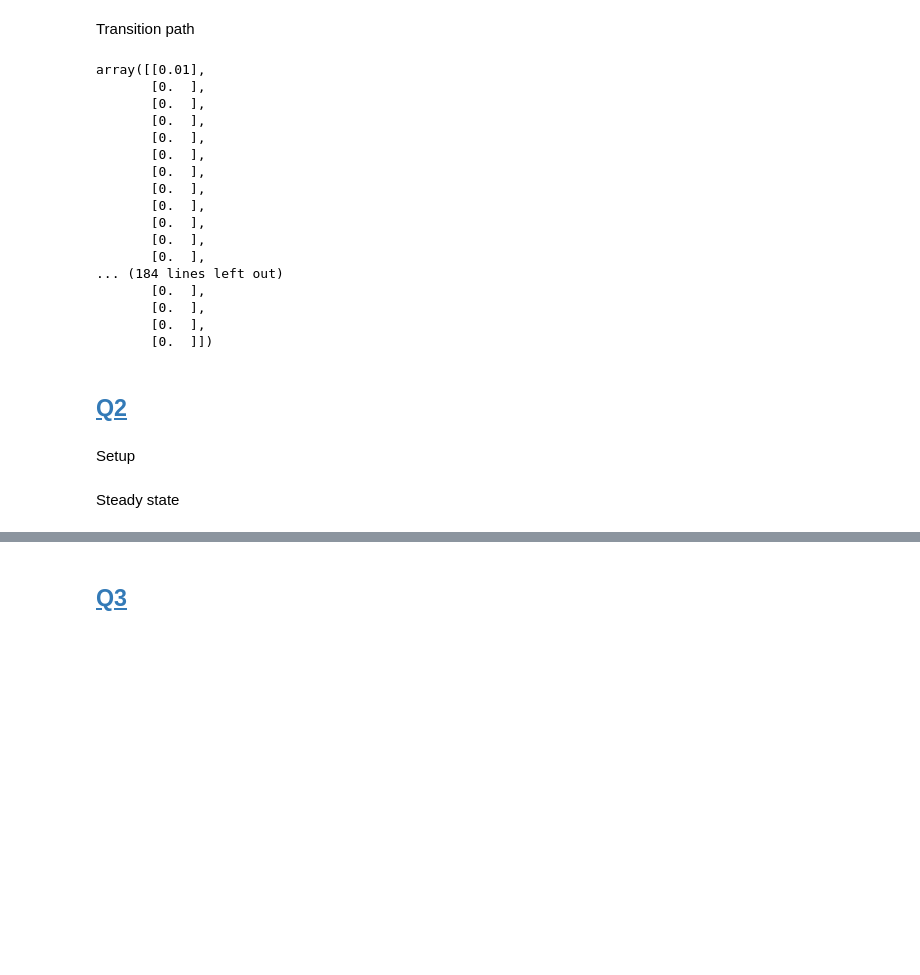
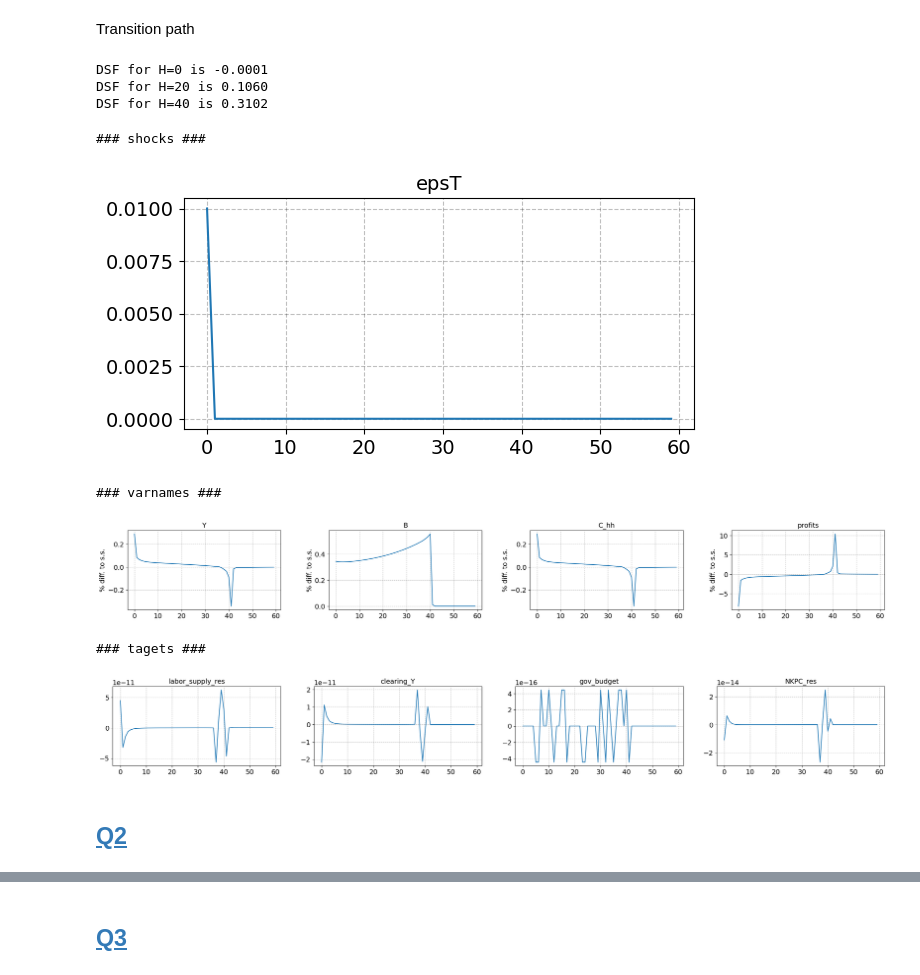
Before and after one commit to danililo/AdvMacroHet, a Jupyter notebook: Assignments/Assignment II/HANK/HANK.ipynb, the cells around one changed output, grey strips where cells are left out. Drawn from its saved outputs; the diff is of its cells as text; code cells hidden in the pictures; blank space fills up the shorter version.

```diff
--- a/Assignments/Assignment II/HANK/HANK.ipynb
+++ b/Assignments/Assignment II/HANK/HANK.ipynb
@@ -34,7 +31,7 @@ The autoreload extension is already loaded. To reload it, use:
 # %% [markdown]
 Setup
 # %%
-model = create_model(name='baseline', par={'HH_type' : 'HANK'})
+hank = create_model(name='baseline', par={'HH_type' : 'HANK'})
 # %% [markdown]
 Steady state
 # %%
@@ -74,24 +72,39 @@ model.find_transition_path(shocks=['epsT'],do_print=False, do_end_check=False)
-# %%
-model.path.epsT
-# %% [output]
-array([[0.01],
-       [0.  ],
-       [0.  ],
-       [0.  ],
-       [0.  ],
-       [0.  ],
-       [0.  ],
-       [0.  ],
-       [0.  ],
-       [0.  ],
-       [0.  ],
-       [0.  ],
-... (184 lines left out)
-       [0.  ],
-       [0.  ],
-       [0.  ],
-       [0.  ]])
+# %%
+def compute_DSF(model):
+    models = {}
+    DSF = {}
+    for H in [0, 20, 40]:
+        models[H] = model.copy(name=f'H={H}')
+        par, ss, path = models[H].par, models[H].ss, models[H].path
+        par.H = H
+        models[H].compute_jacs(do_print=False)
+        models[H].find_transition_path(shocks=['epsT'],do_print=False, do_end_check=False)
+
+        dYt = path.Y[:,0] - ss.Y
+        dB0 = path.B[0,0] - ss.B
+        q = (1+ss.r) ** (-np.arange(par.T)) # NPV vector
+
+        DSF[H] = (q @ (par.tau * dYt))/ dB0
+
+    for key, val in DSF.items():
+        print(f'DSF for H={key} is {val:.4f}')
+
+    return models, DSF
+# %%
+hank_h, DSF_hank = compute_DSF(hank)
+# %% [output]
+DSF for H=0 is -0.0001
+DSF for H=20 is 0.1060
+DSF for H=40 is 0.3102
+# %%
+vars = ['Y', 'B', 'C_hh', 'profits']
+hank_h[40].show_IRFs(vars, lvl_value=['epsT', 'pi'], T_max=60, )
+# %% [output]
+### shocks ###
+[figure, added]
+### varnames ###
+[figure, added]
+### tagets ###
+[figure, added]
 # %% [markdown]
 ## <a id='toc1_2_'></a>[Q2](#toc0_)
-# %% [markdown]
-Setup
@@ -100,2 +110,0 @@ model_TANK = create_model(name='TANK', par={'HH_type' : 'TANK'})
-# %% [markdown]
-Steady state
```
Also changed, not shown: parts of 22 cells of this notebook, 12 other files.
